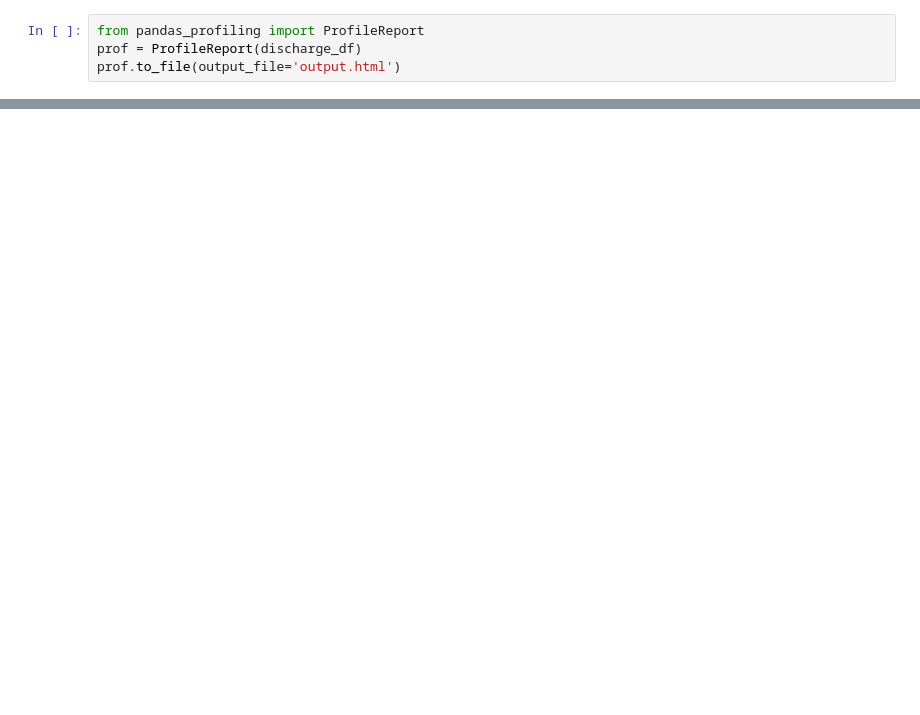
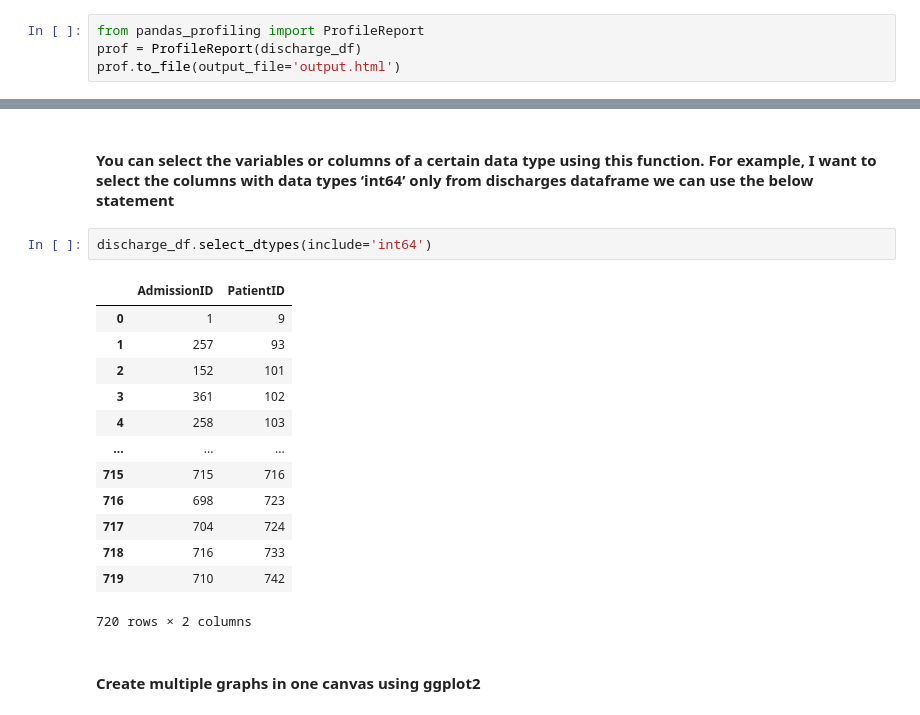
Before and after one commit to python-rangers/nnhackathon, a Jupyter notebook: Additional_EDA.ipynb, the cells around one changed output, grey strips where cells are left out. Cells and saved outputs as stored; diff of their text form; blank space fills up the shorter version.

```diff
--- a/Additional_EDA.ipynb
+++ b/Additional_EDA.ipynb
@@ -28,0 +47,20 @@ prof.to_file(output_file='output.html')
+# %% [markdown]
+#### You can select the variables or columns of a certain data type using this function. For example, I want to select the columns with data types ‘int64’ only from discharges dataframe we can use the below statement
+# %%
+discharge_df.select_dtypes(include='int64')
+# %% [output]
+|  | AdmissionID | PatientID |
+| 0 | 1 | 9 |
+| 1 | 257 | 93 |
+| 2 | 152 | 101 |
+| 3 | 361 | 102 |
+| 4 | 258 | 103 |
+| ... | ... | ... |
+| 715 | 715 | 716 |
+| 716 | 698 | 723 |
+| 717 | 704 | 724 |
+| 718 | 716 | 733 |
+| 719 | 710 | 742 |
+720 rows × 2 columns
+# %% [markdown]
+#### Create multiple graphs in one canvas using ggplot2
```
Also changed, not shown: parts of 7 cells of this notebook.
